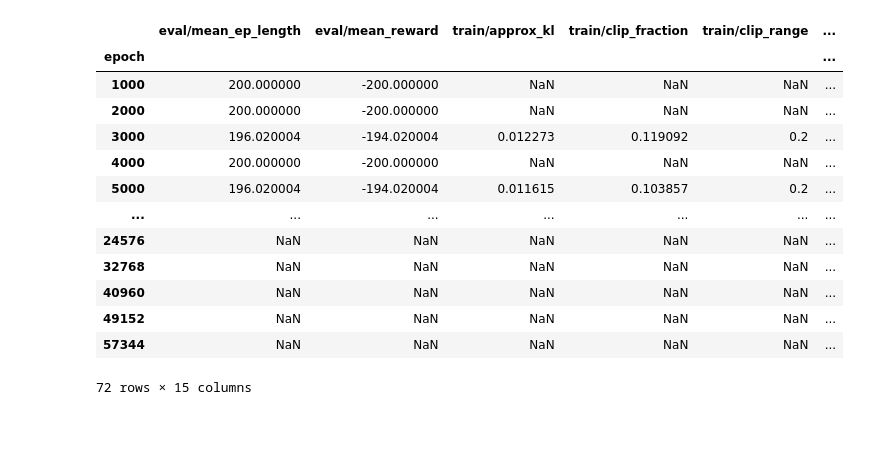
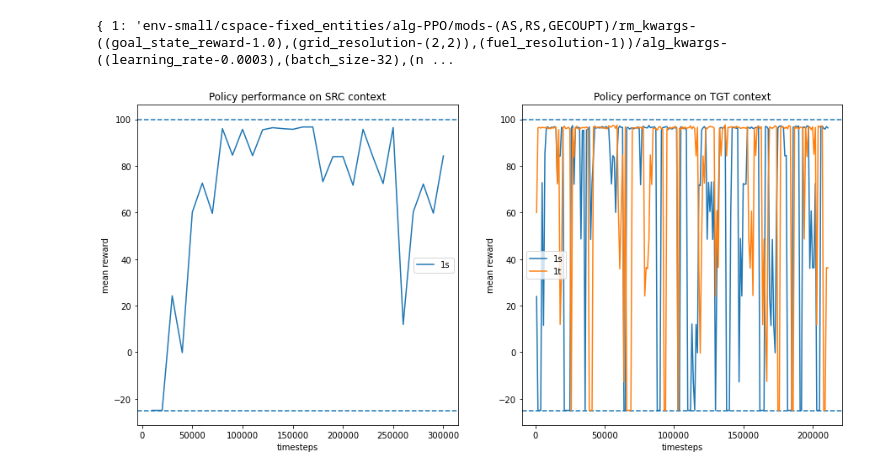
Before and after one commit to CLAIR-LAB-TECHNION/C-PREP, a Jupyter notebook: results_display.ipynb, the cells around one changed output. Drawn from its saved outputs; the diff is of its cells as text; code cells hidden in the pictures; blank space fills up the shorter version.

Commit message:
Dev: multi context res vis

```diff
--- a/results_display.ipynb
+++ b/results_display.ipynb
@@ -42,6 +13,0 @@ with_geco_exp = get_simple_exp(with_geco=True)
-# %%
-[(src, tgt)] = ExperimentsRunner.load_or_sample_contexts(exp=no_geco_exp,
-                                                           num_samples=1,
-                                                           sample_seed=24)
-src_name = sha3_hash(src)
-tgt_name = sha3_hash(tgt)
@@ -119,17 +14,29 @@ df = with_geco_exp.load_tb()#tgt_name + '_1')
-# %%
-df[f'{tgt_name}_1']
-# %% [output]
-|  | eval/mean_ep_length | eval/mean_reward | train/approx_kl | train/clip_fraction | train/clip_range | ... |
-| epoch |  |  |  |  |  | ... |
-| 1000 | 200.000000 | -200.000000 | NaN | NaN | NaN | ... |
-| 2000 | 200.000000 | -200.000000 | NaN | NaN | NaN | ... |
-| 3000 | 196.020004 | -194.020004 | 0.012273 | 0.119092 | 0.2 | ... |
-| 4000 | 200.000000 | -200.000000 | NaN | NaN | NaN | ... |
-| 5000 | 196.020004 | -194.020004 | 0.011615 | 0.103857 | 0.2 | ... |
-| ... | ... | ... | ... | ... | ... | ... |
-| 24576 | NaN | NaN | NaN | NaN | NaN | ... |
-| 32768 | NaN | NaN | NaN | NaN | NaN | ... |
-| 40960 | NaN | NaN | NaN | NaN | NaN | ... |
-| 49152 | NaN | NaN | NaN | NaN | NaN | ... |
-| 57344 | NaN | NaN | NaN | NaN | NaN | ... |
-72 rows × 15 columns
+# %%
+p = 'experiment_dumps'
+
+
+
+# pltr = Plotter(p, cfg_constraints=[{'env': SupportedEnvironments.SMALL,
+#                                     'mods': [Mods.AS, Mods.RS, Mods.GECOUPT]},
+#                                    {'env': SupportedEnvironments.SMALL,
+#                                     'mods': [Mods.AS, Mods.RS]}],
+#                u_bound=99, l_bound=-25, with_std=True)
+
+pltr = Plotter(p, cfg_constraints={},
+               u_bound=99, l_bound=-25, with_std=True)
+
+src, tgt = ExperimentsRunner.load_or_sample_contexts(pltr.experiments[0], 10, 1, 24)
+
+# for (src, tgt), exp in tqdm(product(context_pairs, pltr.experiments), total=len(context_pairs) * len(exps)):
+#     exp.run(src, tgt)
+
+# print(context_pairs)
+#
+# pltr.plot_compare_individual_seed(*context_pairs[0])
+# plt.show()
+
+pltr.plot_compare_agg_seeds(src, tgt)
+plt.show()
+# %% [output]
+{ 1: 'env-small/cspace-fixed_entities/alg-PPO/mods-(AS,RS,GECOUPT)/rm_kwargs-((goal_state_reward-1.0),(grid_resolution-(2,2)),(fuel_resolution-1))/alg_kwargs-((learning_rate-0.0003),(batch_size-32),(n ...
+[figure, added]
```
Also changed, not shown: parts of 8 cells of this notebook, 3 other files.
